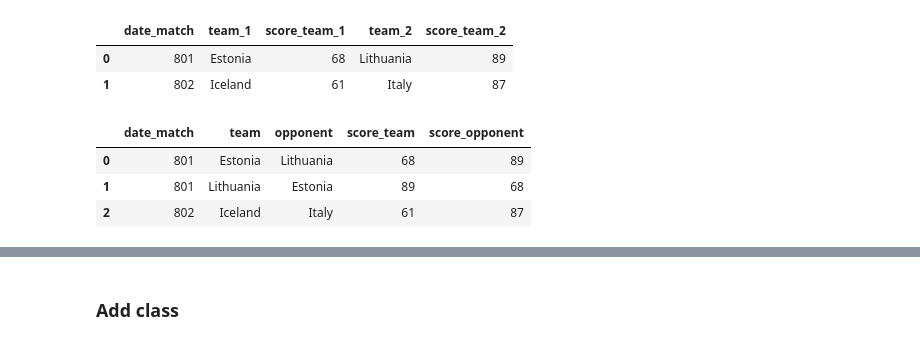
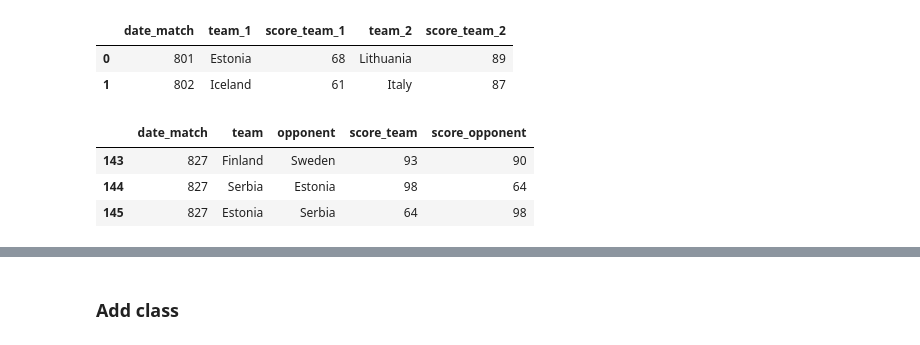
Before and after one commit to CarlosIvan9/eurobasket_predictor, a Jupyter notebook: base_script.ipynb, the cells around one changed output, grey strips where cells are left out. Cells and saved outputs as stored; diff of their text form; code cells hidden in the pictures.

```diff
--- a/base_script.ipynb
+++ b/base_script.ipynb
@@ -65,12 +65,12 @@ def get_df_two_rows_per_game(a_df):
 # %%
 df_two_rows_per_game = get_df_two_rows_per_game(matches)
 # %%
-df_two_rows_per_game.head(3)
+df_two_rows_per_game.tail(3)
 # %% [output]
 |  | date_match | team | opponent | score_team | score_opponent |
-| 0 | 801 | Estonia | Lithuania | 68 | 89 |
-| 1 | 801 | Lithuania | Estonia | 89 | 68 |
-| 2 | 802 | Iceland | Italy | 61 | 87 |
+| 143 | 827 | Finland | Sweden | 93 | 90 |
+| 144 | 827 | Serbia | Estonia | 98 | 64 |
+| 145 | 827 | Estonia | Serbia | 64 | 98 |
 # %%
 df_two_rows_per_game.shape
 # %% [output]
```
Also changed, not shown: parts of 20 cells of this notebook, 5 other files.
